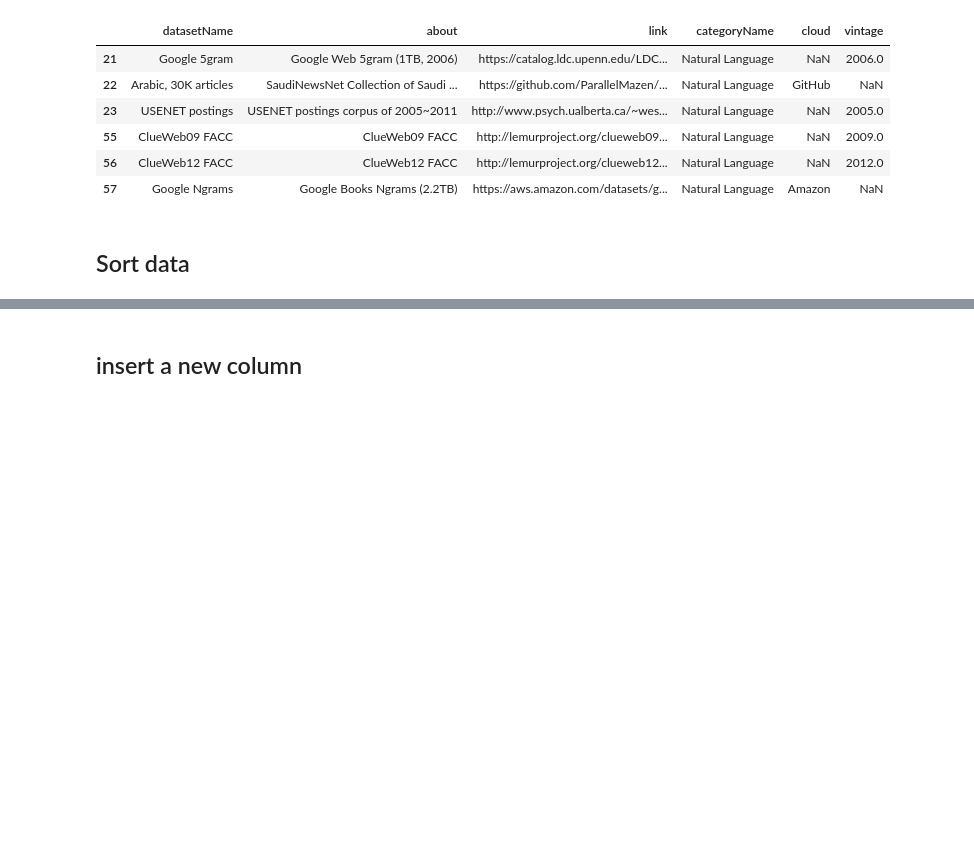
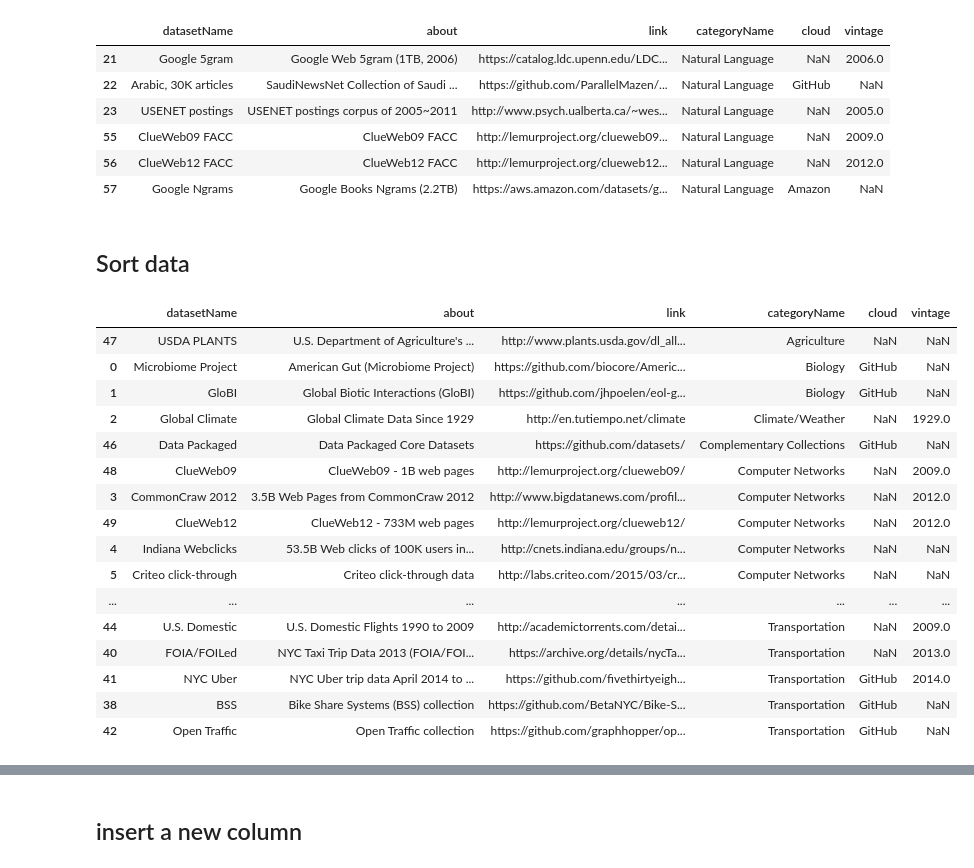
Before and after one commit to rickey-alok/Data-Analyst-project-IBM, a Jupyter notebook: Day_1.ipynb, the cells around one changed output, grey strips where cells are left out. Drawn from its saved outputs; the diff is of its cells as text; code cells hidden in the pictures; blank space fills up the shorter version.

```diff
--- a/Day_1.ipynb
+++ b/Day_1.ipynb
@@ -170,4 +170,23 @@ data.loc[data['categoryName']=='Natural Language']
 # %% [markdown]
 ## Sort data
 # %%
-data_sorted = data.sort_values(['categoryName','cloud'])
+data_sorted = data.sort_values(['categoryName','vintage'])
+data_sorted
+# %% [output]
+|  | datasetName | about | link | categoryName | cloud | vintage |
+| 47 | USDA PLANTS | U.S. Department of Agriculture's ... | http://www.plants.usda.gov/dl_all... | Agriculture | NaN | NaN |
+| 0 | Microbiome Project | American Gut (Microbiome Project) | https://github.com/biocore/Americ... | Biology | GitHub | NaN |
+| 1 | GloBI | Global Biotic Interactions (GloBI) | https://github.com/jhpoelen/eol-g... | Biology | GitHub | NaN |
+| 2 | Global Climate | Global Climate Data Since 1929 | http://en.tutiempo.net/climate | Climate/Weather | NaN | 1929.0 |
+| 46 | Data Packaged | Data Packaged Core Datasets | https://github.com/datasets/ | Complementary Collections | GitHub | NaN |
+| 48 | ClueWeb09 | ClueWeb09 - 1B web pages | http://lemurproject.org/clueweb09/ | Computer Networks | NaN | 2009.0 |
+| 3 | CommonCraw 2012 | 3.5B Web Pages from CommonCraw 2012 | http://www.bigdatanews.com/profil... | Computer Networks | NaN | 2012.0 |
+| 49 | ClueWeb12 | ClueWeb12 - 733M web pages | http://lemurproject.org/clueweb12/ | Computer Networks | NaN | 2012.0 |
+| 4 | Indiana Webclicks | 53.5B Web clicks of 100K users in... | http://cnets.indiana.edu/groups/n... | Computer Networks | NaN | NaN |
+| 5 | Criteo click-through | Criteo click-through data | http://labs.criteo.com/2015/03/cr... | Computer Networks | NaN | NaN |
+| ... | ... | ... | ... | ... | ... | ... |
+| 44 | U.S. Domestic | U.S. Domestic Flights 1990 to 2009 | http://academictorrents.com/detai... | Transportation | NaN | 2009.0 |
+| 40 | FOIA/FOILed | NYC Taxi Trip Data 2013 (FOIA/FOI... | https://archive.org/details/nycTa... | Transportation | NaN | 2013.0 |
+| 41 | NYC Uber | NYC Uber trip data April 2014 to ... | https://github.com/fivethirtyeigh... | Transportation | GitHub | 2014.0 |
+| 38 | BSS | Bike Share Systems (BSS) collection | https://github.com/BetaNYC/Bike-S... | Transportation | GitHub | NaN |
+| 42 | Open Traffic | Open Traffic collection | https://github.com/graphhopper/op... | Transportation | GitHub | NaN |
```
Also changed, not shown: parts of 12 cells of this notebook.
